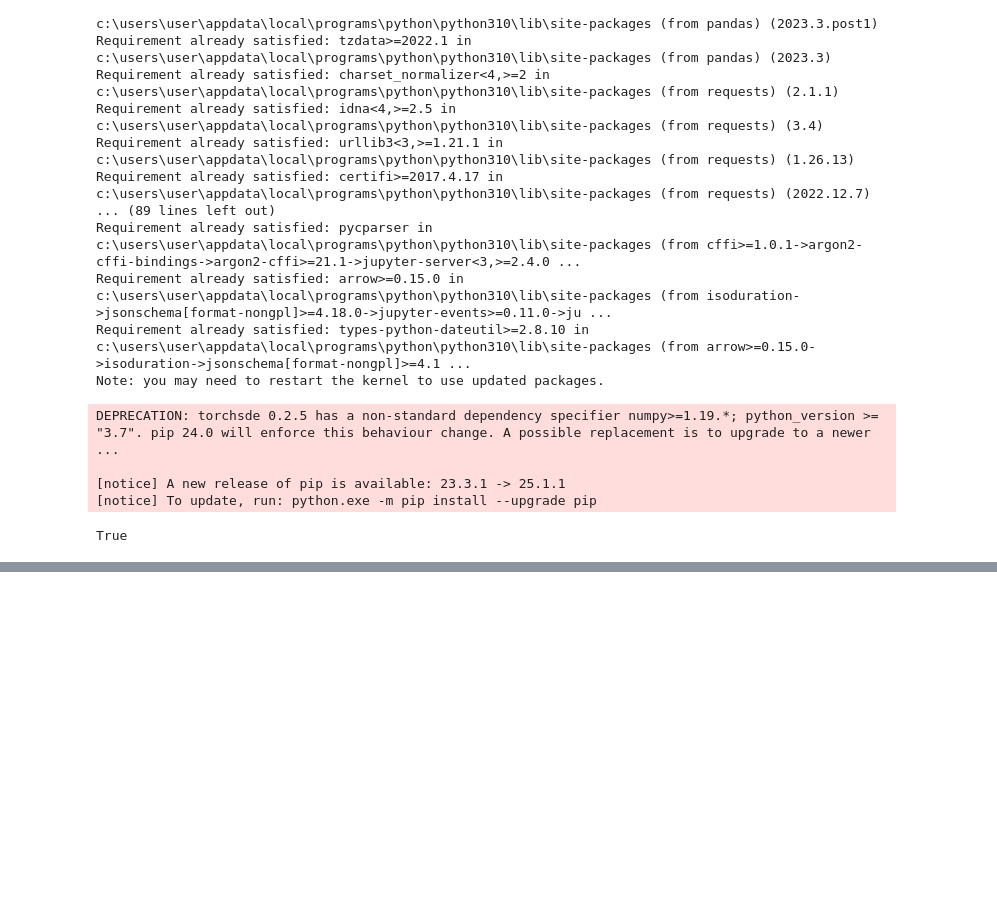
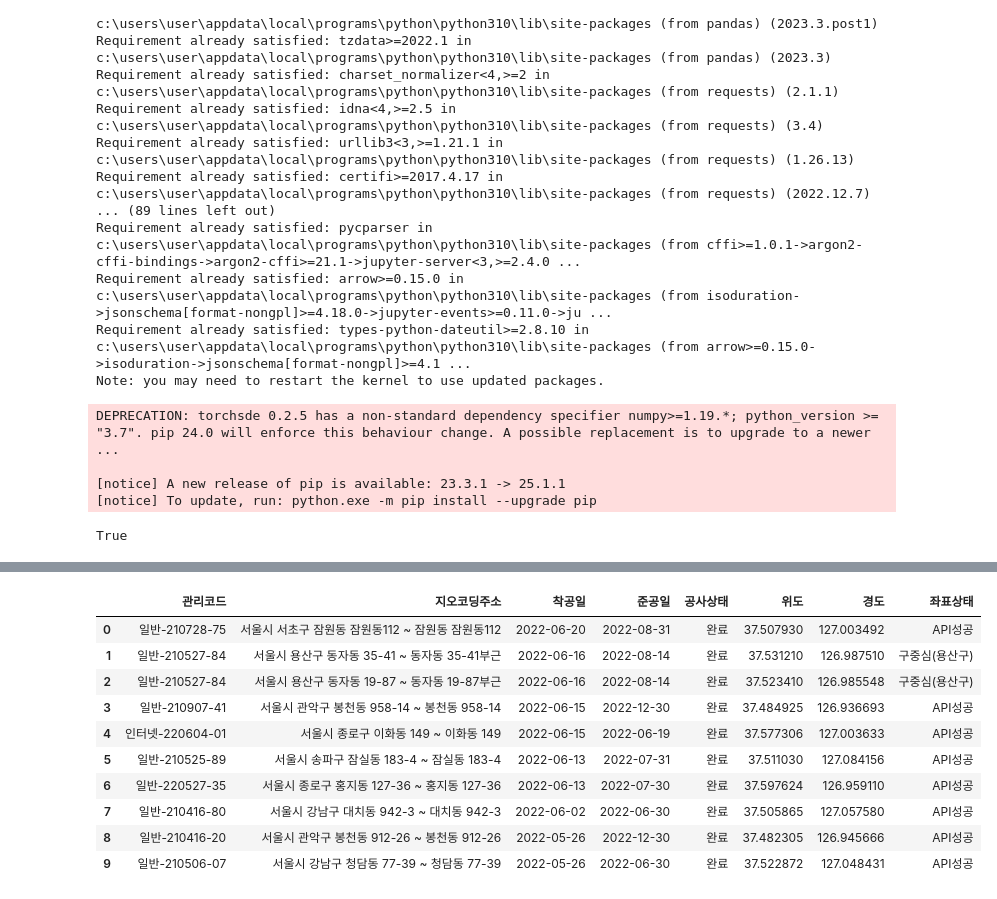
Before and after one commit to EraMorgett4/Sesac_5_perror, a Jupyter notebook: backend/FR-005/FR-005.ipynb, the cells around one changed output, grey strips where cells are left out. Saved outputs shown, nothing was run; the diff lists cells and outputs as text; code cells hidden in the pictures; blank space fills up the shorter version.

```diff
--- a/backend/FR-005/FR-005.ipynb
+++ b/backend/FR-005/FR-005.ipynb
@@ -456 +554,15 @@ Name: count, dtype: int64
+# %%
+df_with_coords.head(10)
+# %% [output]
+|  | 관리코드 | 지오코딩주소 | 착공일 | 준공일 | 공사상태 | 위도 | 경도 | 좌표상태 |
+| 0 | 일반-210728-75 | 서울시 서초구 잠원동 잠원동112 ~ 잠원동 잠원동112 | 2022-06-20 | 2022-08-31 | 완료 | 37.507930 | 127.003492 | API성공 |
+| 1 | 일반-210527-84 | 서울시 용산구 동자동 35-41 ~ 동자동 35-41부근 | 2022-06-16 | 2022-08-14 | 완료 | 37.531210 | 126.987510 | 구중심(용산구) |
+| 2 | 일반-210527-84 | 서울시 용산구 동자동 19-87 ~ 동자동 19-87부근 | 2022-06-16 | 2022-08-14 | 완료 | 37.523410 | 126.985548 | 구중심(용산구) |
+| 3 | 일반-210907-41 | 서울시 관악구 봉천동 958-14 ~ 봉천동 958-14 | 2022-06-15 | 2022-12-30 | 완료 | 37.484925 | 126.936693 | API성공 |
+| 4 | 인터넷-220604-01 | 서울시 종로구 이화동 149 ~ 이화동 149 | 2022-06-15 | 2022-06-19 | 완료 | 37.577306 | 127.003633 | API성공 |
+| 5 | 일반-210525-89 | 서울시 송파구 잠실동 183-4 ~ 잠실동 183-4 | 2022-06-13 | 2022-07-31 | 완료 | 37.511030 | 127.084156 | API성공 |
+| 6 | 일반-220527-35 | 서울시 종로구 홍지동 127-36 ~ 홍지동 127-36 | 2022-06-13 | 2022-07-30 | 완료 | 37.597624 | 126.959110 | API성공 |
+| 7 | 일반-210416-80 | 서울시 강남구 대치동 942-3 ~ 대치동 942-3 | 2022-06-02 | 2022-06-30 | 완료 | 37.505865 | 127.057580 | API성공 |
+| 8 | 일반-210416-20 | 서울시 관악구 봉천동 912-26 ~ 봉천동 912-26 | 2022-05-26 | 2022-12-30 | 완료 | 37.482305 | 126.945666 | API성공 |
+| 9 | 일반-210506-07 | 서울시 강남구 청담동 77-39 ~ 청담동 77-39 | 2022-05-26 | 2022-06-30 | 완료 | 37.522872 | 127.048431 | API성공 |
 # %%
```
Also changed, not shown: parts of 8 cells of this notebook, 1 other file.
